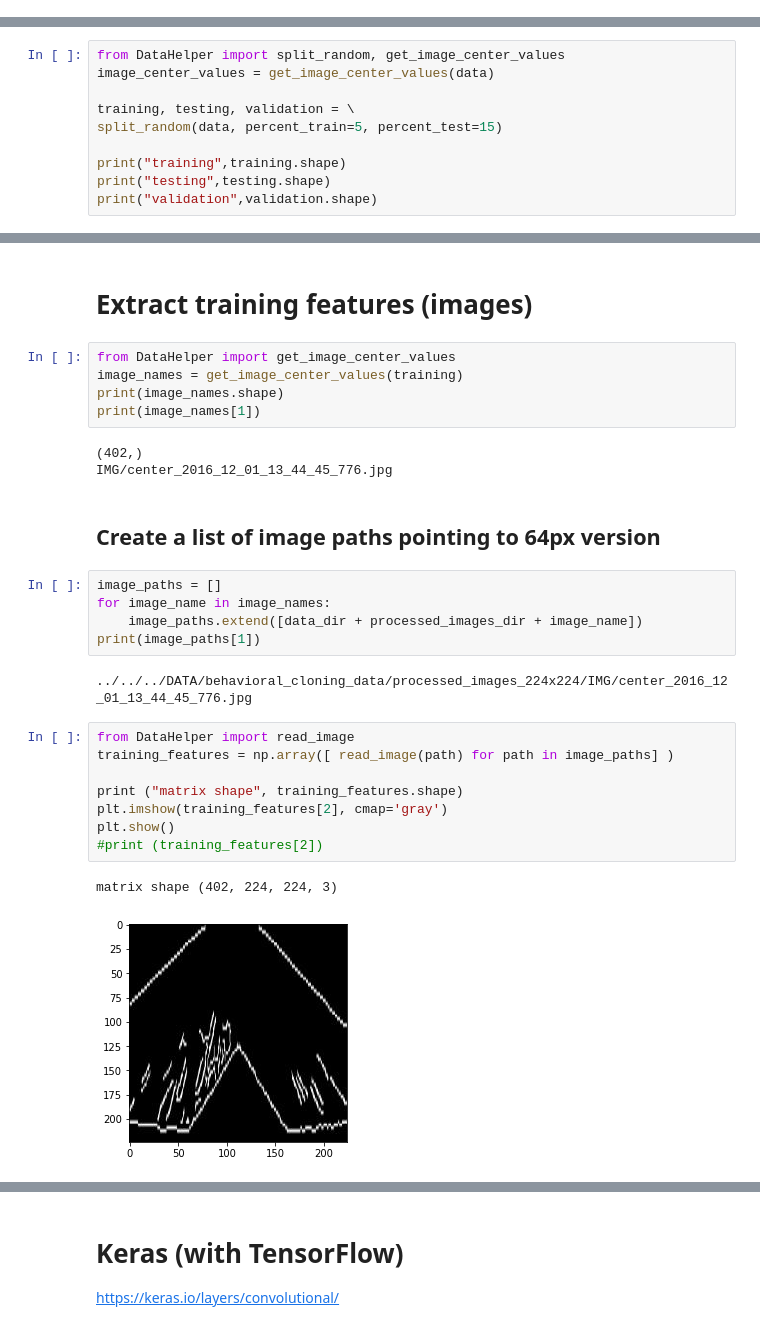
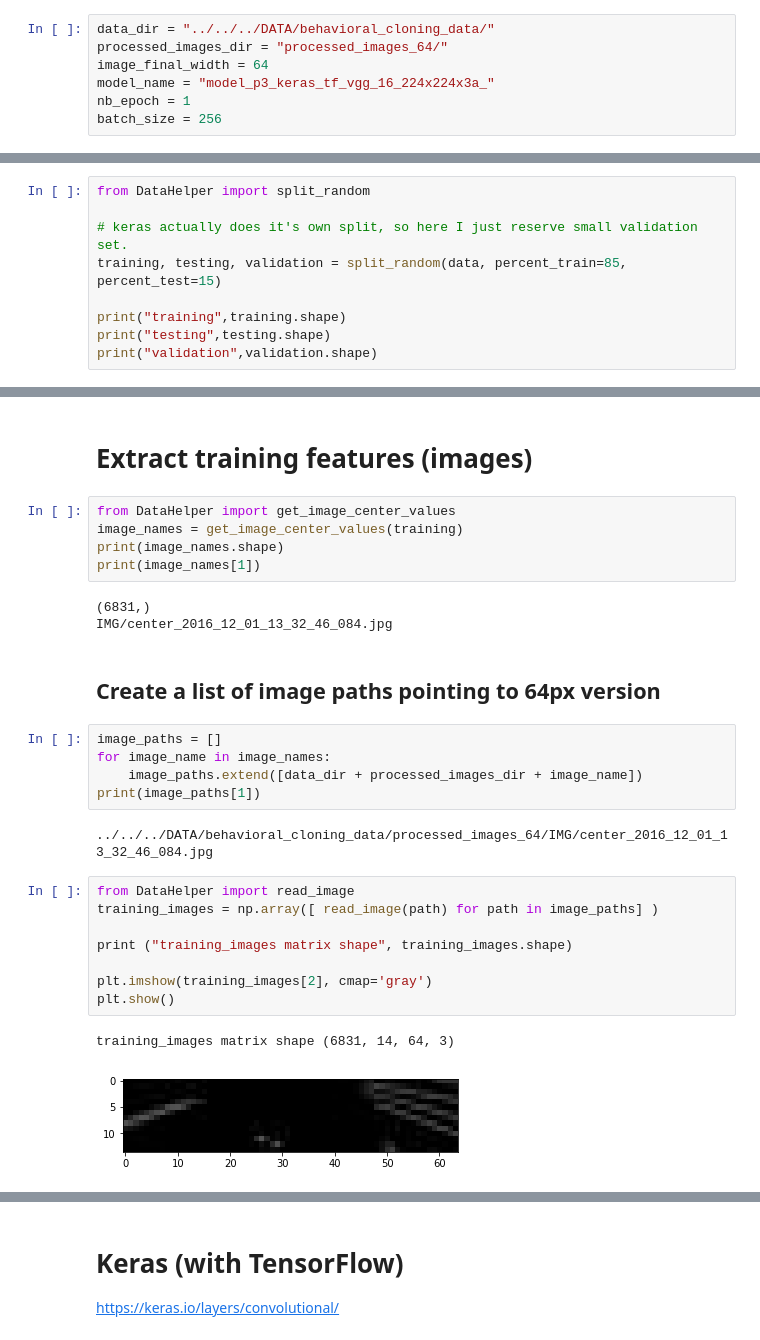
Before and after one commit to UkiDLucas/CarND-behavioral_cloning, a Jupyter notebook: model.ipynb, the cells around one changed output, grey strips where cells are left out. Drawn from its saved outputs; the diff is of its cells as text.

```diff
--- a/model.ipynb
+++ b/model.ipynb
@@ -8 +5,8 @@ processed_images_dir = "processed_images_224x224/"
+# %%
+data_dir = "../../../DATA/behavioral_cloning_data/"
+processed_images_dir = "processed_images_64/"
+image_final_width = 64
+model_name = "model_p3_keras_tf_vgg_16_224x224x3a_"
+nb_epoch = 1
+batch_size = 256
 # %%
@@ -55,11 +58,10 @@ Number of classes 21
 # %% [markdown]
 # Split data into training, testing and validation sets
 # %%
-from DataHelper import split_random, get_image_center_values
-image_center_values = get_image_center_values(data)
+from DataHelper import split_random
 
-training, testing, validation = \
-split_random(data, percent_train=5, percent_test=15)
+# keras actually does it's own split, so here I just reserve small validation set.
+training, testing, validation = split_random(data, percent_train=85, percent_test=15)
 
 print("training",training.shape)
 print("testing",testing.shape)
@@ -77,8 +79,8 @@ image_names = get_image_center_values(training)
 print(image_names.shape)
 print(image_names[1])
 # %% [output]
-(402,)
-IMG/center_2016_12_01_13_44_45_776.jpg
+(6831,)
+IMG/center_2016_12_01_13_32_46_084.jpg
 # %% [markdown]
 ## Create a list of image paths pointing to 64px version
 # %%
@@ -87,15 +89,15 @@ for image_name in image_names:
     image_paths.extend([data_dir + processed_images_dir + image_name])
 print(image_paths[1])
 # %% [output]
-../../../DATA/behavioral_cloning_data/processed_images_224x224/IMG/center_2016_12_01_13_44_45_776.jpg
+../../../DATA/behavioral_cloning_data/processed_images_64/IMG/center_2016_12_01_13_32_46_084.jpg
 # %%
 from DataHelper import read_image
-training_features = np.array([ read_image(path) for path in image_paths] )
+training_images = np.array([ read_image(path) for path in image_paths] )
 
-print ("matrix shape", training_features.shape)
-plt.imshow(training_features[2], cmap='gray')
+print ("training_images matrix shape", training_images.shape)
+
+plt.imshow(training_images[2], cmap='gray')
 plt.show()
-#print (training_features[2])
 # %% [output]
-matrix shape (402, 224, 224, 3)
+training_images matrix shape (6831, 14, 64, 3)
-[figure, old version]
+[figure, new version]
```
Also changed, not shown: parts of 47 cells of this notebook.
